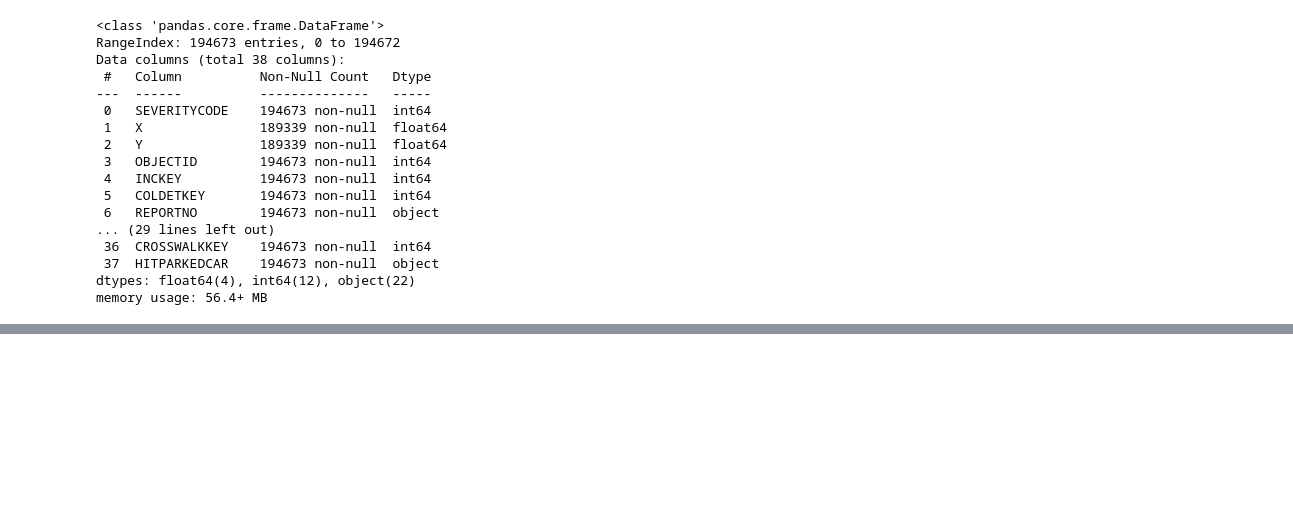
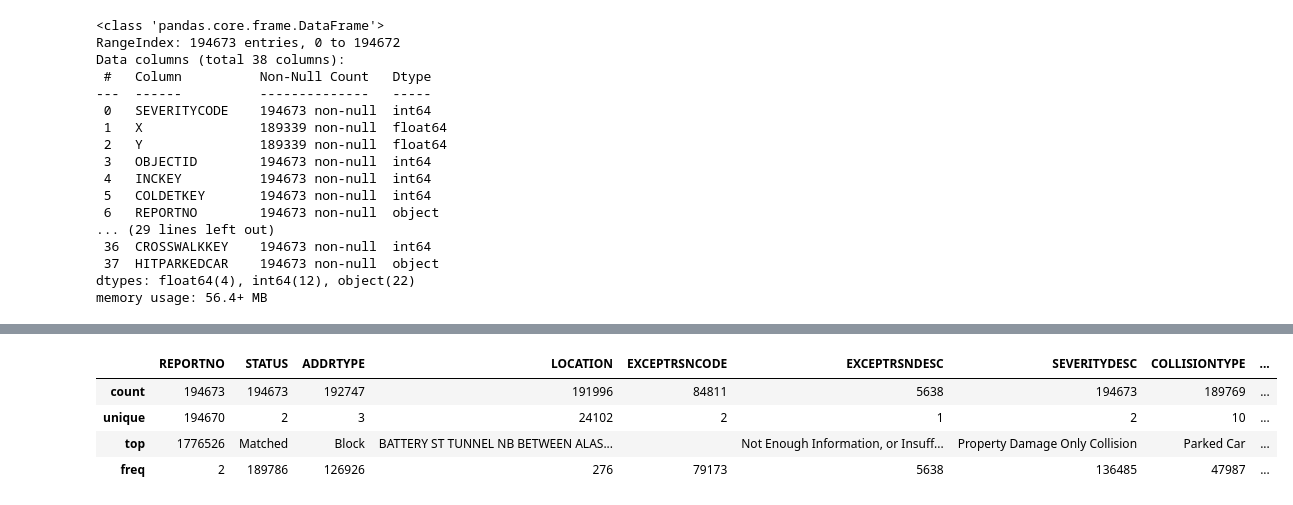
Before and after one commit to Baron197/Coursera_Capstone, a Jupyter notebook: Data_Capstone_Baron.ipynb, the cells around one changed output, grey strips where cells are left out. Drawn from its saved outputs; the diff is of its cells as text; code cells hidden in the pictures; blank space fills up the shorter version.

```diff
--- a/Data_Capstone_Baron.ipynb
+++ b/Data_Capstone_Baron.ipynb
@@ -109,0 +124,8 @@ memory usage: 56.4+ MB
+# %%
+df.describe(include=['O'])
+# %% [output]
+|  | REPORTNO | STATUS | ADDRTYPE | LOCATION | EXCEPTRSNCODE | EXCEPTRSNDESC | SEVERITYDESC | COLLISIONTYPE | ... |
+| count | 194673 | 194673 | 192747 | 191996 | 84811 | 5638 | 194673 | 189769 | ... |
+| unique | 194670 | 2 | 3 | 24102 | 2 | 1 | 2 | 10 | ... |
+| top | 1776526 | Matched | Block | BATTERY ST TUNNEL NB BETWEEN ALAS... |  | Not Enough Information, or Insuff... | Property Damage Only Collision | Parked Car | ... |
+| freq | 2 | 189786 | 126926 | 276 | 79173 | 5638 | 136485 | 47987 | ... |
```
Also changed, not shown: parts of 9 cells of this notebook.
